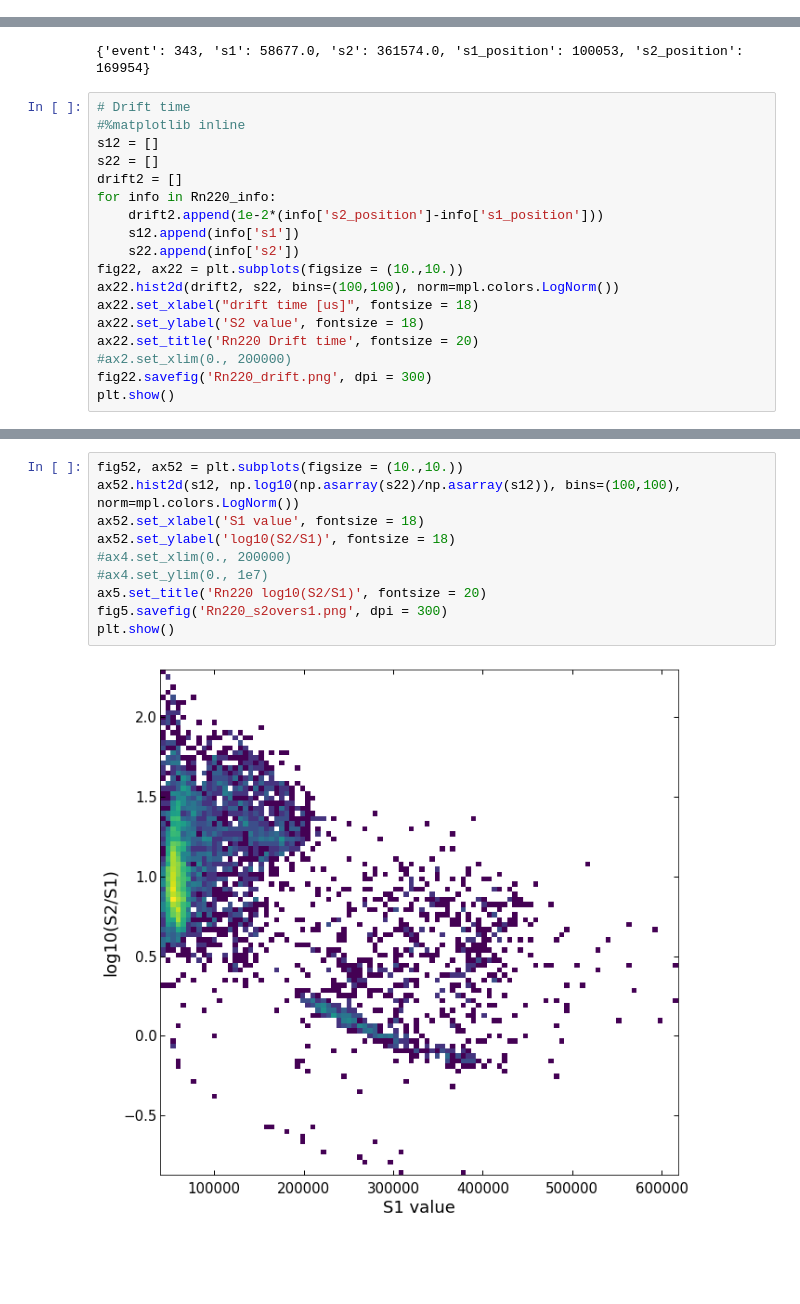
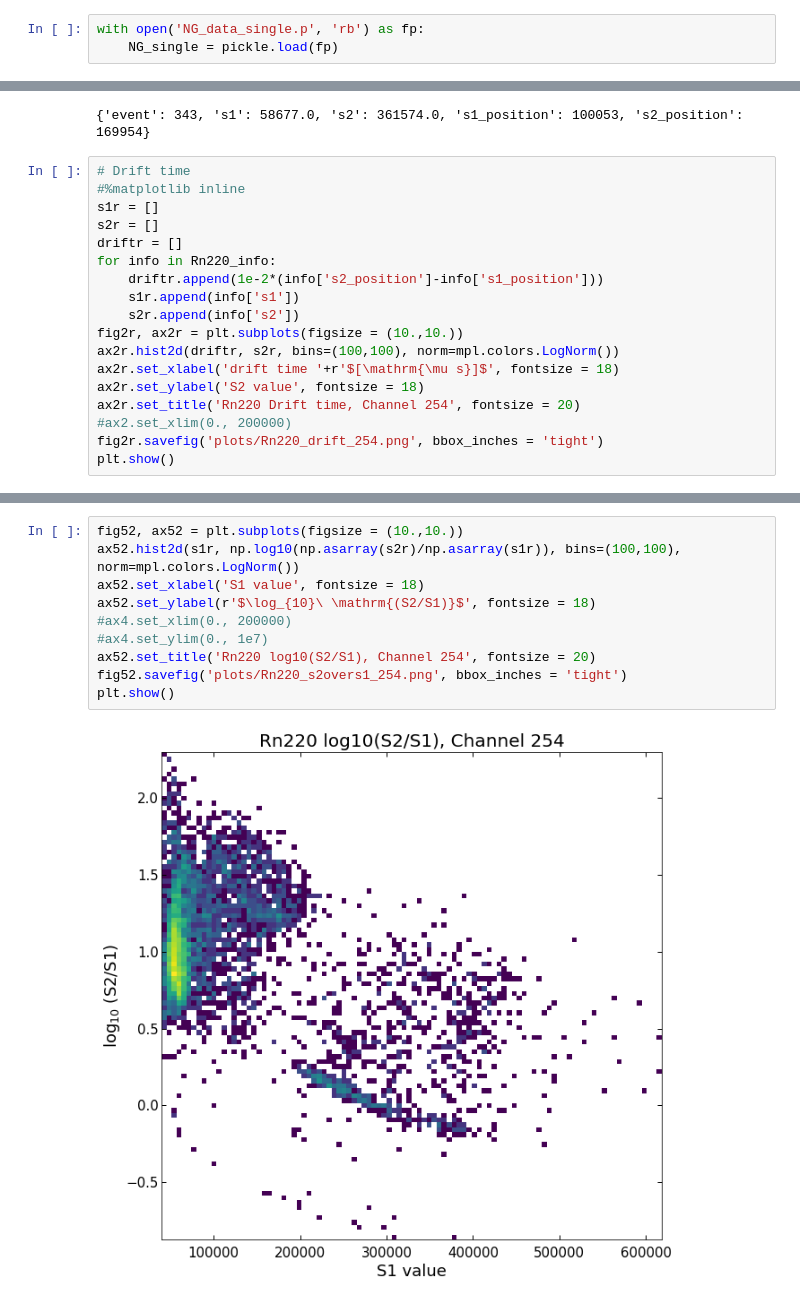
Before and after one commit to wesselrijk/XENON1T_NikhefProject, a Jupyter notebook: DataAnalysis/Correlation.ipynb, the cells around one changed output, grey strips where cells are left out. Saved outputs shown, nothing was run; the diff lists cells and outputs as text; blank space fills up the shorter version.

Commit message:
Add single channel analysis

```diff
--- a/DataAnalysis/Correlation.ipynb
+++ b/DataAnalysis/Correlation.ipynb
@@ -65,0 +105,3 @@ plt.show()
+# %%
+with open('NG_data_single.p', 'rb') as fp:
+    NG_single = pickle.load(fp)
@@ -72,19 +169,19 @@ print(Rn220_info[200])
 # %%
 # Drift time
 #%matplotlib inline
-s12 = []
-s22 = []
-drift2 = []
+s1r = []
+s2r = []
+driftr = []
 for info in Rn220_info:
-    drift2.append(1e-2*(info['s2_position']-info['s1_position']))
-    s12.append(info['s1'])
-    s22.append(info['s2'])
-fig22, ax22 = plt.subplots(figsize = (10.,10.))
-ax22.hist2d(drift2, s22, bins=(100,100), norm=mpl.colors.LogNorm())
-ax22.set_xlabel("drift time [us]", fontsize = 18)
-ax22.set_ylabel('S2 value', fontsize = 18)
-ax22.set_title('Rn220 Drift time', fontsize = 20)
+    driftr.append(1e-2*(info['s2_position']-info['s1_position']))
+    s1r.append(info['s1'])
+    s2r.append(info['s2'])
+fig2r, ax2r = plt.subplots(figsize = (10.,10.))
+ax2r.hist2d(driftr, s2r, bins=(100,100), norm=mpl.colors.LogNorm())
+ax2r.set_xlabel('drift time '+r'$[\mathrm{\mu s}]$', fontsize = 18)
+ax2r.set_ylabel('S2 value', fontsize = 18)
+ax2r.set_title('Rn220 Drift time, Channel 254', fontsize = 20)
 #ax2.set_xlim(0., 200000)
-fig22.savefig('Rn220_drift.png', dpi = 300)
+fig2r.savefig('plots/Rn220_drift_254.png', bbox_inches = 'tight')
 plt.show()
 # %% [output]
@@ -92,14 +189,14 @@ plt.show()
 # %%
 fig52, ax52 = plt.subplots(figsize = (10.,10.))
-ax52.hist2d(s12, np.log10(np.asarray(s22)/np.asarray(s12)), bins=(100,100), norm=mpl.colors.LogNorm())
+ax52.hist2d(s1r, np.log10(np.asarray(s2r)/np.asarray(s1r)), bins=(100,100), norm=mpl.colors.LogNorm())
 ax52.set_xlabel('S1 value', fontsize = 18)
-ax52.set_ylabel('log10(S2/S1)', fontsize = 18)
+ax52.set_ylabel(r'$\log_{10}\ \mathrm{(S2/S1)}$', fontsize = 18)
 #ax4.set_xlim(0., 200000)
 #ax4.set_ylim(0., 1e7)
-ax5.set_title('Rn220 log10(S2/S1)', fontsize = 20)
-fig5.savefig('Rn220_s2overs1.png', dpi = 300)
+ax52.set_title('Rn220 log10(S2/S1), Channel 254', fontsize = 20)
+fig52.savefig('plots/Rn220_s2overs1_254.png', bbox_inches = 'tight')
 plt.show()
 # %% [output]
-[figure, old version]
+[figure, new version]
 # %%
 fig32, ax32 = plt.subplots(figsize = (10.,10.))
```
Also changed, not shown: parts of 16 cells of this notebook, 21 other files.
